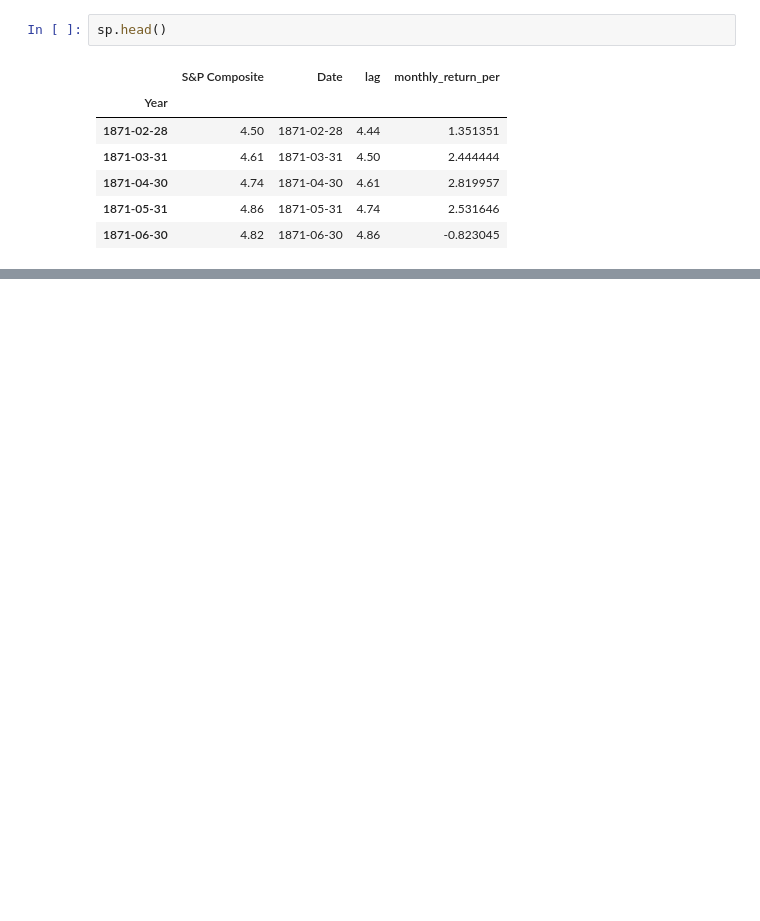
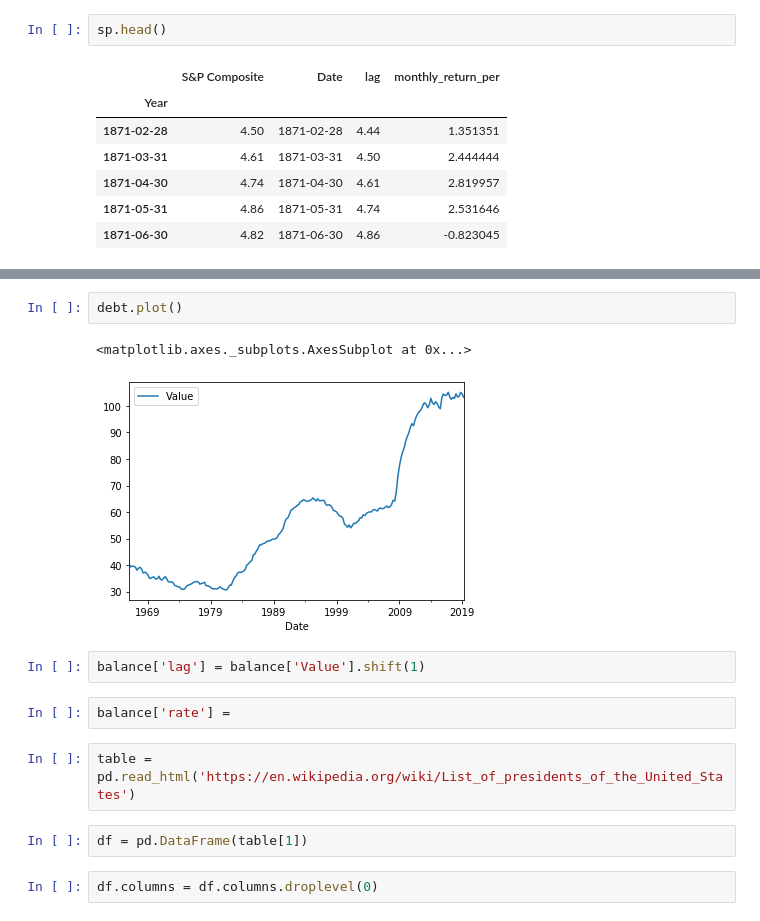
Before and after one commit to Carterbouley/mod_3_project, a Jupyter notebook: Aroa_notebook.ipynb, the cells around one changed output, grey strips where cells are left out. Saved outputs shown, nothing was run; the diff lists cells and outputs as text; blank space fills up the shorter version.

```diff
--- a/Aroa_notebook.ipynb
+++ b/Aroa_notebook.ipynb
@@ -79,0 +94,15 @@ sp.head()
+# %%
+debt.plot()
+# %% [output]
+<matplotlib.axes._subplots.AxesSubplot at 0x...>
+[figure, added]
+# %%
+balance['lag'] = balance['Value'].shift(1)
+# %%
+balance['rate'] =
+# %%
+table = pd.read_html('https://en.wikipedia.org/wiki/List_of_presidents_of_the_United_States')
+# %%
+df = pd.DataFrame(table[1])
+# %%
+df.columns = df.columns.droplevel(0)
```
Also changed, not shown: parts of 7 cells of this notebook.
